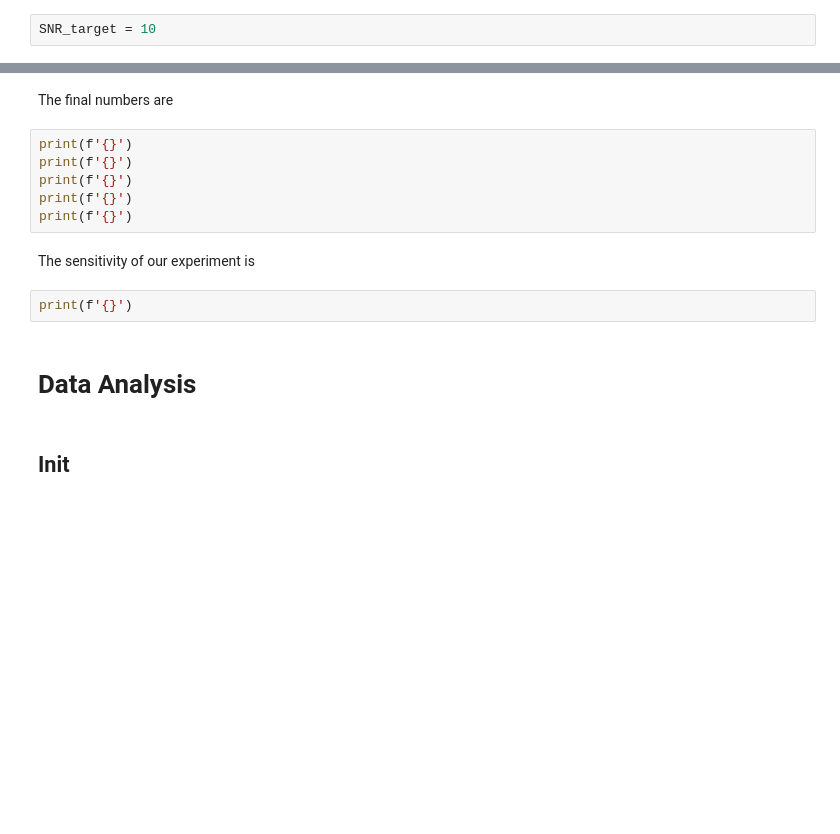
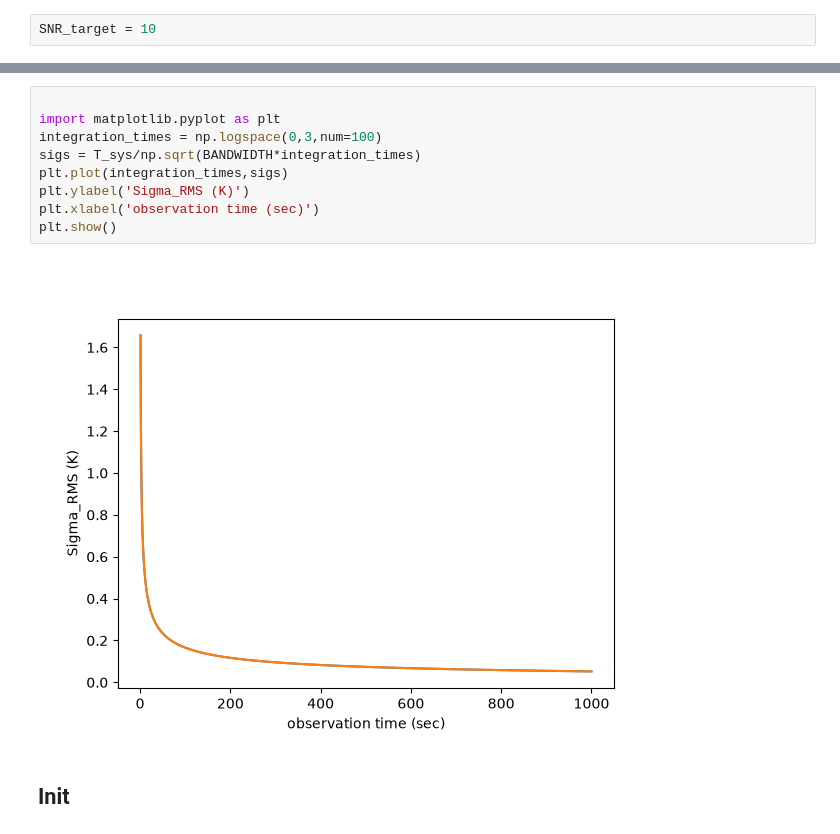
Before and after one commit to Anne-Droyd/Radio_Astronomy_group_5_cantenna, a Jupyter notebook: Scripts/matt_temp_name_script.ipynb, the cells around one changed output, grey strips where cells are left out. Drawn from its saved outputs; the diff is of its cells as text; blank space fills up the shorter version.

```diff
--- a/Scripts/matt_temp_name_script.ipynb
+++ b/Scripts/matt_temp_name_script.ipynb
@@ -80,17 +120,14 @@ BANDWIDTH: 1950.0
-# %% [markdown]
-The final numbers are
-# %%
-print(f'{}')
-print(f'{}')
-print(f'{}')
-print(f'{}')
-print(f'{}')
-# %% [markdown]
-The sensitivity of our experiment is
-# %%
-print(f'{}')
-# %% [markdown]
-# Data Analysis
+# %%
+
+import matplotlib.pyplot as plt
+integration_times = np.logspace(0,3,num=100)
+sigs = T_sys/np.sqrt(BANDWIDTH*integration_times)
+plt.plot(integration_times,sigs)
+plt.ylabel('Sigma_RMS (K)')
+plt.xlabel('observation time (sec)')
+plt.show()
+# %% [output]
+[figure, added]
 # %% [markdown]
 ## Init
 # %% [markdown]
```
Also changed, not shown: parts of 14 cells of this notebook.
